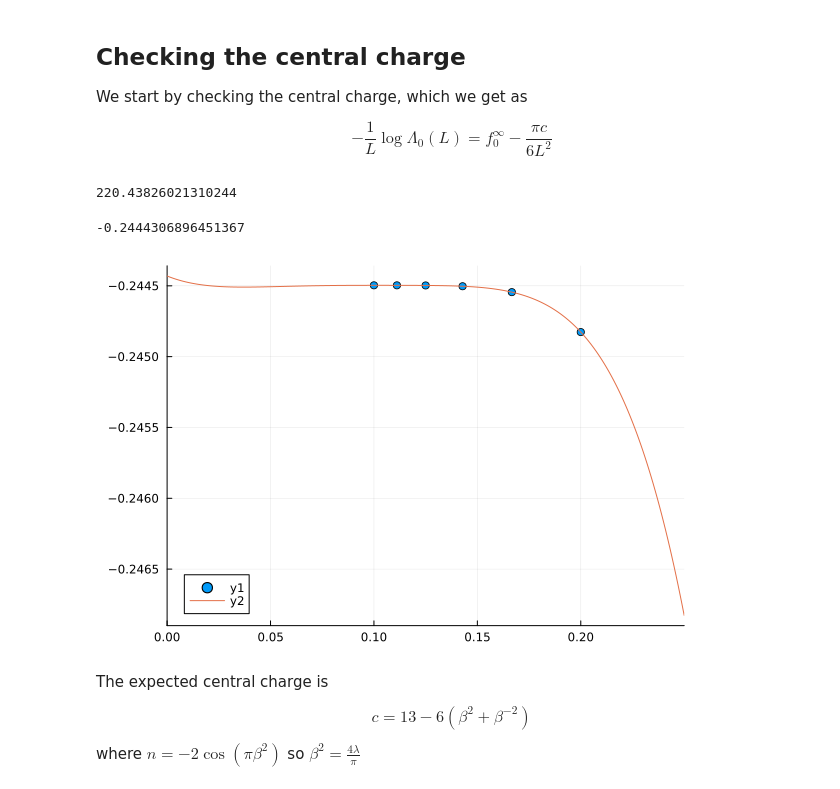
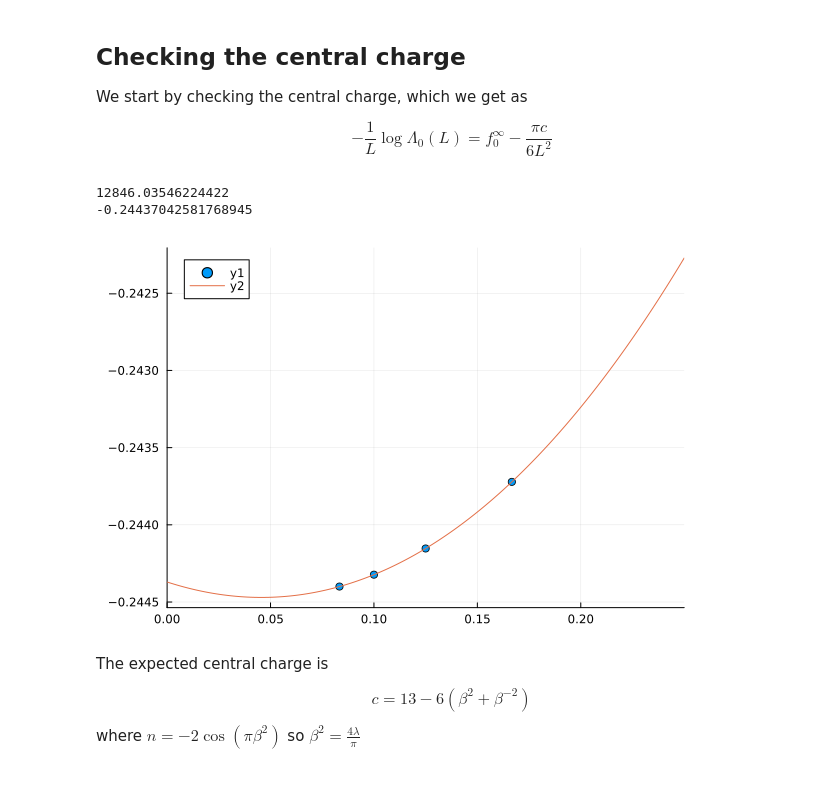
Before and after one commit to Paul-Roux-Phys/3pt-functions-loop-models, a Jupyter notebook: FK_loops/results/extrapolate.ipynb, the cells around one changed output. Cells and saved outputs as stored; diff of their text form; code cells hidden in the pictures.

```diff
--- a/FK_loops/results/extrapolate.ipynb
+++ b/FK_loops/results/extrapolate.ipynb
@@ -17,38 +17,36 @@ cd(res_dir)
 We start by checking the central charge, which we get as
 
 $$ -\frac1L\log \Lambda_0(L) = f_0^\infty - \frac{\pi c}{6L^2} $$
-# %%
-# load the data, below is for λ = 0.5, n = -2cos(4λ)
-Λs = load("ev_no_defect.jld2", "data")
-Λ0(L) = abs(Λs[L][1]);
-println(Λ0(8))
-# %% [output]
-220.43826021310244
 # %%
+# load the data, below is for λ = 0.5, n = -2cos(4λ)
+Λs = load("ev_no_defect.jld2", "data")
+Λ0(L) = abs(Λs[L][1]);
+println(Λ0(14))
 @variables c1, c2, c3
 
 f0(L) = -log(real(Λ0(L)))/L
 
 # get and effective central charge from sizes L, L+1 and L+2
 eq(L) = c1 - π*c2/6/L^2 + c3/L^4 - f0(L)
-c_eff(L) = Symbolics.solve_for([eq(L), eq(L+1), eq(L+2)], [c1, c2, c3])[2]
+c_eff(L) = Symbolics.solve_for([eq(L), eq(L+2), eq(L+4)], [c1, c2, c3])[2]
 
-Lrange = 5:10
+Lrange = 6:2:12
 c_effs = [c_eff(L) for L in Lrange]
 Ls = 1 ./ Lrange
 
 # interpolate the central charges to infinite size
 deg = length(Lrange)-1
 p0 = fit(Ls, c_effs)
 println(p0(0))
 
 # Plot to check soundness
 xfine = 0:0.001:0.25
 scatter(Ls, c_effs)
 plot!(xfine, p0.(xfine), xlims=(0, 0.25))
 # %% [output]
--0.2444306896451367
+12846.03546224422
+-0.24437042581768945
-[figure, old version]
+[figure, new version]
 # %% [markdown]
 The expected central charge is
 
```
Also changed, not shown: 2 other files.
